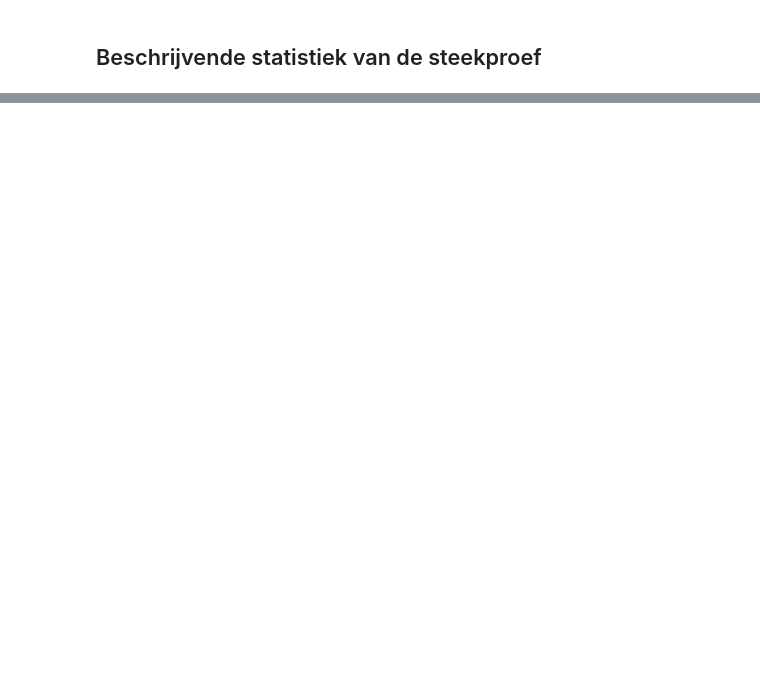
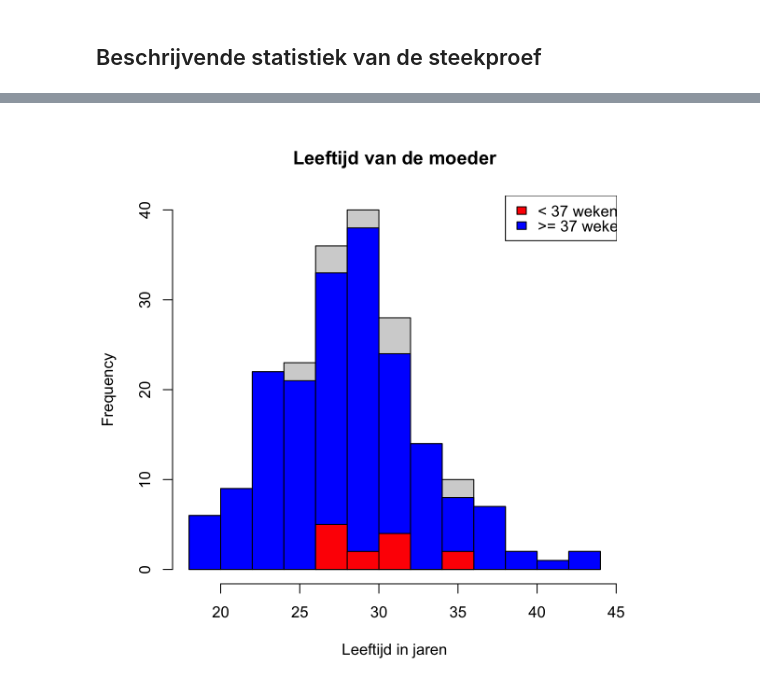
Before and after one commit to psmsmets/6VR-Statistiek, a Jupyter notebook: notebooks/steekproef geboortes 2002.ipynb, the cells around one changed output, grey strips where cells are left out. Saved outputs shown, nothing was run; the diff lists cells and outputs as text; code cells hidden in the pictures; blank space fills up the shorter version.

```diff
--- a/notebooks/steekproef geboortes 2002.ipynb
+++ b/notebooks/steekproef geboortes 2002.ipynb
@@ -63,0 +165,10 @@ plot(
+# %%
+# histogrammen
+hist(data$Lft_m, main="Leeftijd van de moeder", xlab="Leeftijd in jaren")
+hist(normaal$Lft_m, add=TRUE, col='blue')
+hist(tevroeg$Lft_m, add=TRUE, col='red')
+
+# legende
+legend('topright', subgroepen, fill=c('red', 'blue'))
+# %% [output]
+[figure, added]
```
Also changed, not shown: parts of 15 cells of this notebook.
